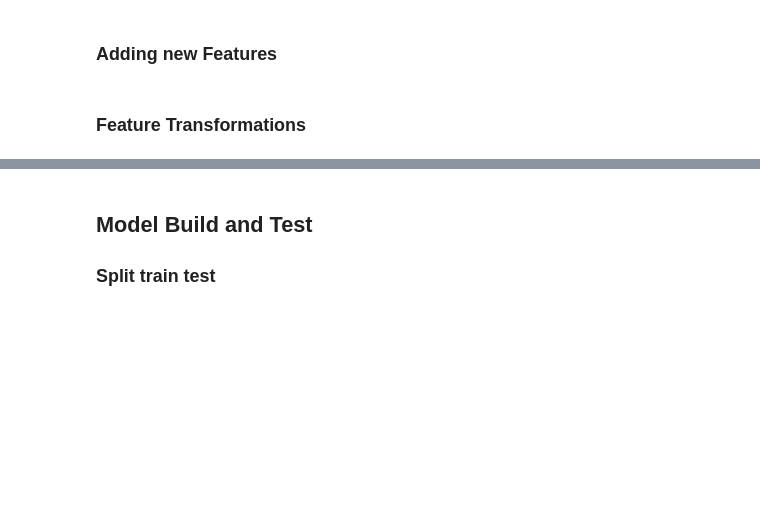
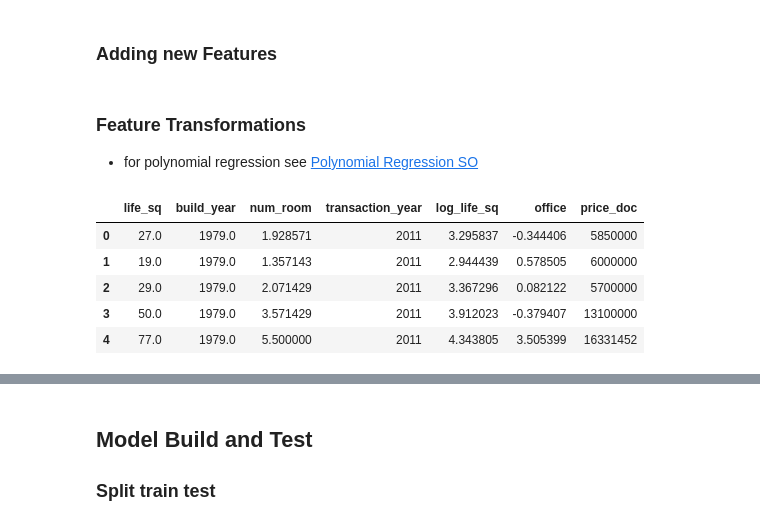
Before and after one commit to faizanahemad/data-science, a Jupyter notebook: kaggle/sherbank-housing/Linear_Regression.ipynb, the cells around one changed output, grey strips where cells are left out. Saved outputs shown, nothing was run; the diff lists cells and outputs as text; code cells hidden in the pictures; blank space fills up the shorter version.

```diff
--- a/kaggle/sherbank-housing/Linear_Regression.ipynb
+++ b/kaggle/sherbank-housing/Linear_Regression.ipynb
@@ -82,2 +104,0 @@ df_features = featureAdder(df_features)
-# %% [markdown]
-### Feature Transformations
@@ -85,0 +105,3 @@ df_features = featureAdder(df_features)
+# %% [markdown]
+### Feature Transformations
+- for polynomial regression see [Polynomial Regression SO](http://stackoverflow.com/questions/32660231/how-to-fit-a-polynomial-curve-to-data-using-scikit-learn)
@@ -85,0 +157,9 @@ df_features = featureAdder(df_features)
+# %%
+df[prediction_cols+['price_doc']].head()
+# %% [output]
+|  | life_sq | build_year | num_room | transaction_year | log_life_sq | office | price_doc |
+| 0 | 27.0 | 1979.0 | 1.928571 | 2011 | 3.295837 | -0.344406 | 5850000 |
+| 1 | 19.0 | 1979.0 | 1.357143 | 2011 | 2.944439 | 0.578505 | 6000000 |
+| 2 | 29.0 | 1979.0 | 2.071429 | 2011 | 3.367296 | 0.082122 | 5700000 |
+| 3 | 50.0 | 1979.0 | 3.571429 | 2011 | 3.912023 | -0.379407 | 13100000 |
+| 4 | 77.0 | 1979.0 | 5.500000 | 2011 | 4.343805 | 3.505399 | 16331452 |
```
Also changed, not shown: parts of 26 cells of this notebook, 3 other files.
